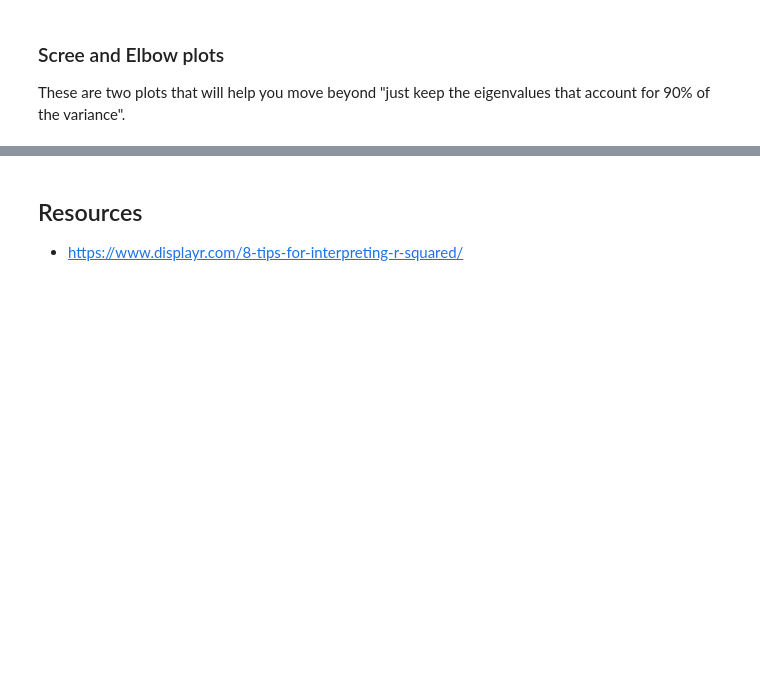
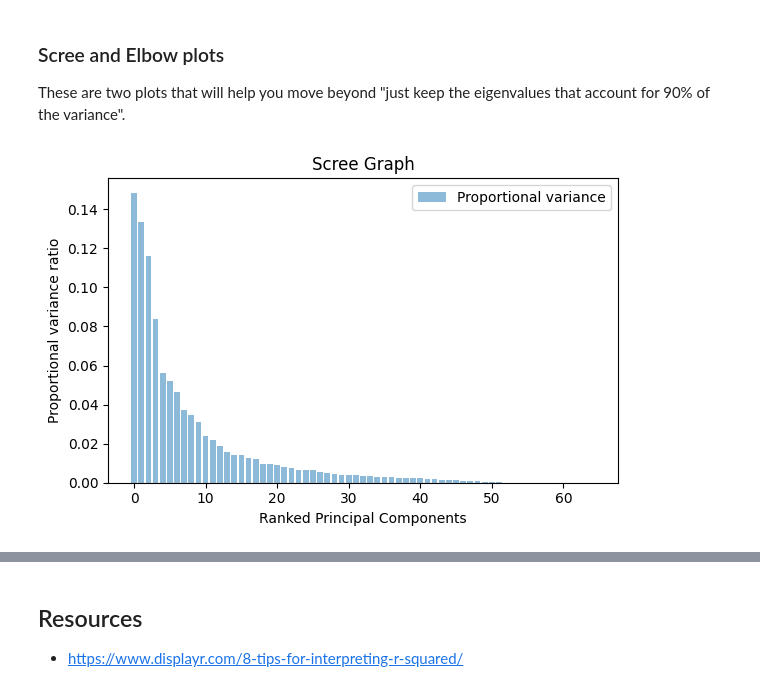
Before and after one commit to ajstent/CS252S22, a Jupyter notebook: Day19.ipynb, the cells around one changed output, grey strips where cells are left out. Drawn from its saved outputs; the diff is of its cells as text; code cells hidden in the pictures; blank space fills up the shorter version.

```diff
--- a/Day19.ipynb
+++ b/Day19.ipynb
@@ -136,9 +116,4 @@ plt.show()
 # %%
-# What's the fourth step in fitting a PCA?
-
-# Let's compute the proportional variance and the cumulative sum of the proportional variance!
-def getVarianceStats(eigenvals):
-    sum = np.sum(eigenvals)
-    proportionalVariances = np.array([eigenvalue / sum for eigenvalue in eigenvals])
-    cumulativeSum = np.cumsum(proportionalVariances)
-    return cumulativeSum, proportionalVariances
+sum = np.sum(eigenvals_sorted)
+proportional_variances = np.array([eigenvalue / sum for eigenvalue in eigenvals_sorted])
+cumulative_sum = np.cumsum(proportional_variances)
@@ -152,17 +124,19 @@ These are two plots that will help you move beyond "just keep the eigenvalues th
 # %%
 # Let's look at the proportional variance
 
 plt.figure(figsize=(6, 4))
 
-plt.bar(range(len(proportionalVariances)), proportionalVariances, alpha=0.5, align='center',
+plt.bar(range(len(proportional_variances)), proportional_variances, alpha=0.5, align='center',
         label='Proportional variance')
 
 plt.ylabel('Proportional variance ratio')
 plt.xlabel('Ranked Principal Components')
 plt.title("Scree Graph")
 
 plt.legend(loc='best')
 plt.tight_layout()
+# %% [output]
+[figure, added]
 # %%
 fig = plt.figure(figsize=(6,4))
 ax1 = fig.add_subplot(111)
```
Also changed, not shown: parts of 34 cells of this notebook, 2 other files.
